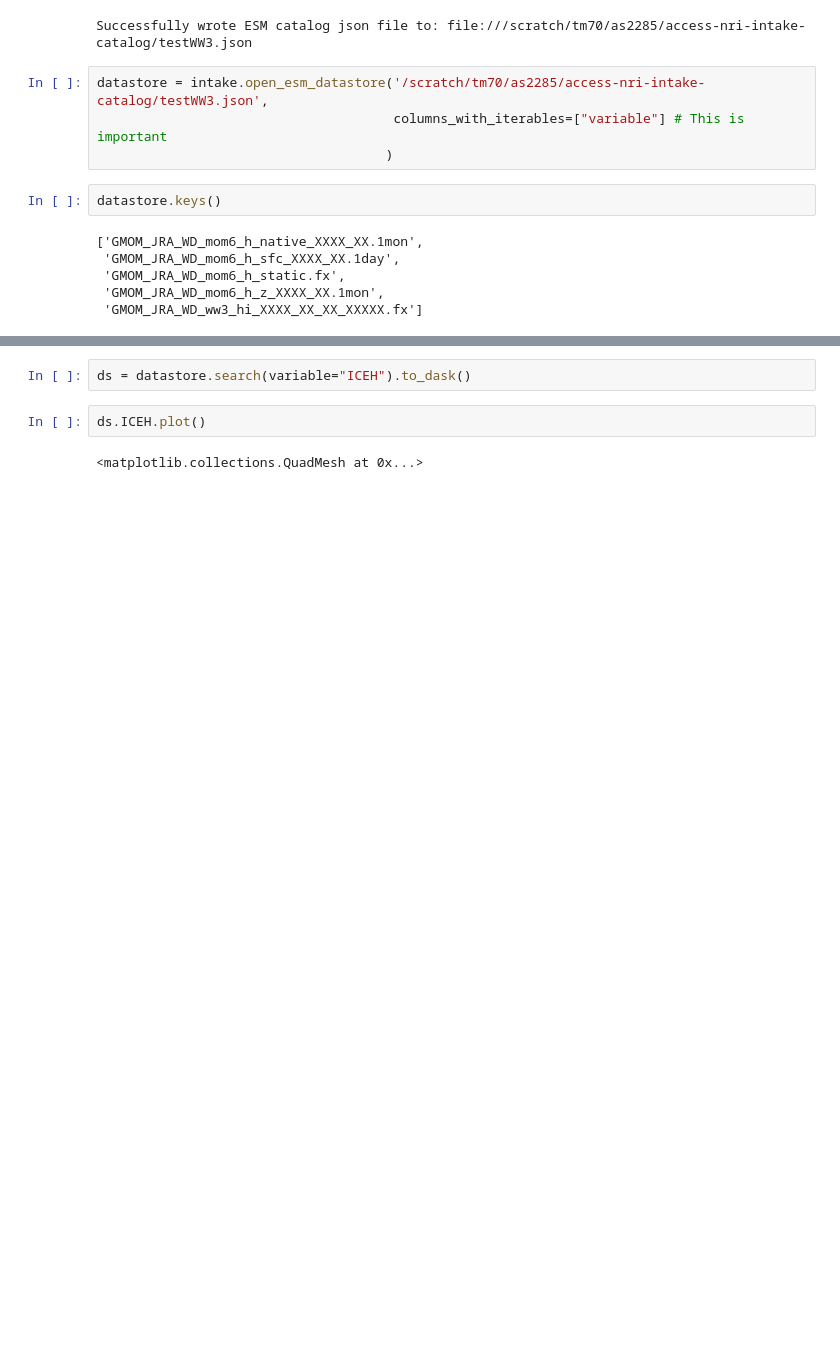
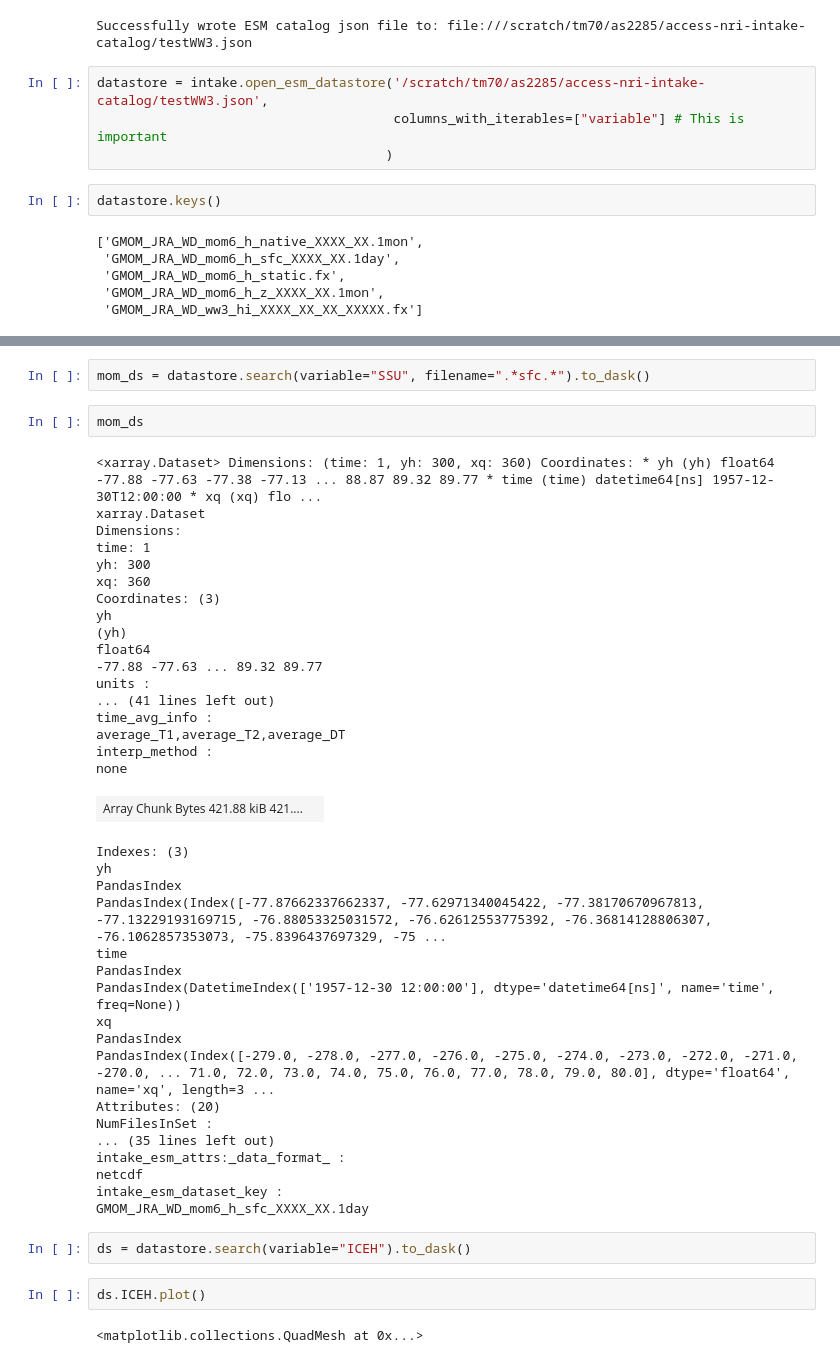
Before and after one commit to anton-seaice/sandbox, a Jupyter notebook: cat_om3_builder.ipynb, the cells around one changed output, grey strips where cells are left out. Drawn from its saved outputs; the diff is of its cells as text; blank space fills up the shorter version.

```diff
--- a/cat_om3_builder.ipynb
+++ b/cat_om3_builder.ipynb
@@ -230,3 +307,43 @@ datastore.df
+# %%
+mom_ds = datastore.search(variable="SSU", filename=".*sfc.*").to_dask()
+# %%
+mom_ds
+# %% [output]
+<xarray.Dataset> Dimensions: (time: 1, yh: 300, xq: 360) Coordinates: * yh (yh) float64 -77.88 -77.63 -77.38 -77.13 ... 88.87 89.32 89.77 * time (time) datetime64[ns] 1957-12-30T12:00:00 * xq (xq) flo ...
+xarray.Dataset
+Dimensions:
+time: 1
+yh: 300
+xq: 360
+Coordinates: (3)
+yh
+(yh)
+float64
+-77.88 -77.63 ... 89.32 89.77
+units :
+... (41 lines left out)
+time_avg_info :
+average_T1,average_T2,average_DT
+interp_method :
+none
+| Array Chunk Bytes 421.88 kiB 421.... |  |
+Indexes: (3)
+yh
+PandasIndex
+PandasIndex(Index([-77.87662337662337, -77.62971340045422, -77.38170670967813, -77.13229193169715, -76.88053325031572, -76.62612553775392, -76.36814128806307, -76.1062857353073, -75.8396437697329, -75 ...
+time
+PandasIndex
+PandasIndex(DatetimeIndex(['1957-12-30 12:00:00'], dtype='datetime64[ns]', name='time', freq=None))
+xq
+PandasIndex
+PandasIndex(Index([-279.0, -278.0, -277.0, -276.0, -275.0, -274.0, -273.0, -272.0, -271.0, -270.0, ... 71.0, 72.0, 73.0, 74.0, 75.0, 76.0, 77.0, 78.0, 79.0, 80.0], dtype='float64', name='xq', length=3 ...
+Attributes: (20)
+NumFilesInSet :
+... (35 lines left out)
+intake_esm_attrs:_data_format_ :
+netcdf
+intake_esm_dataset_key :
+GMOM_JRA_WD_mom6_h_sfc_XXXX_XX.1day
 # %%
 ds = datastore.search(variable="ICEH").to_dask()
 # %%
```
Also changed, not shown: parts of 24 cells of this notebook, 9 other files.
